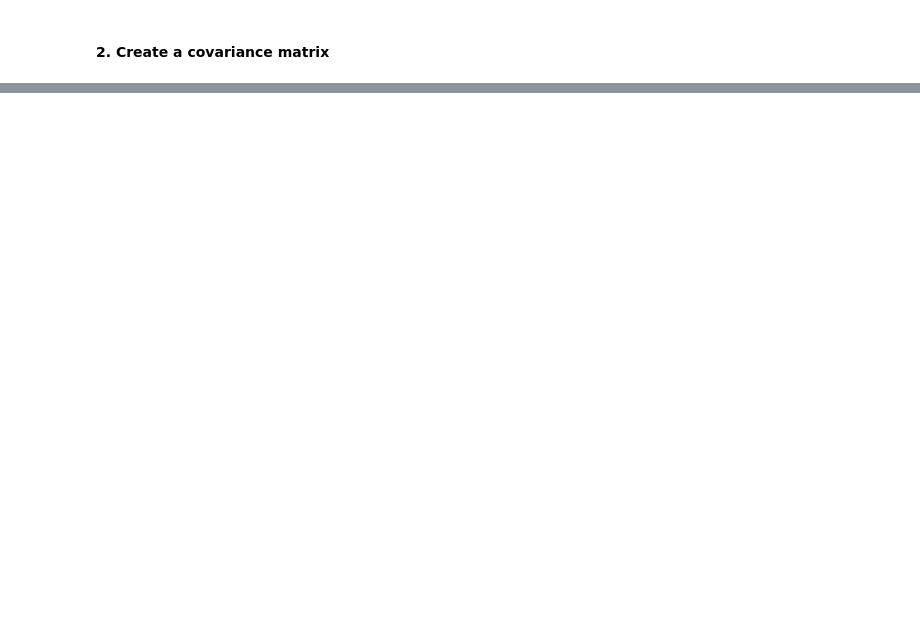
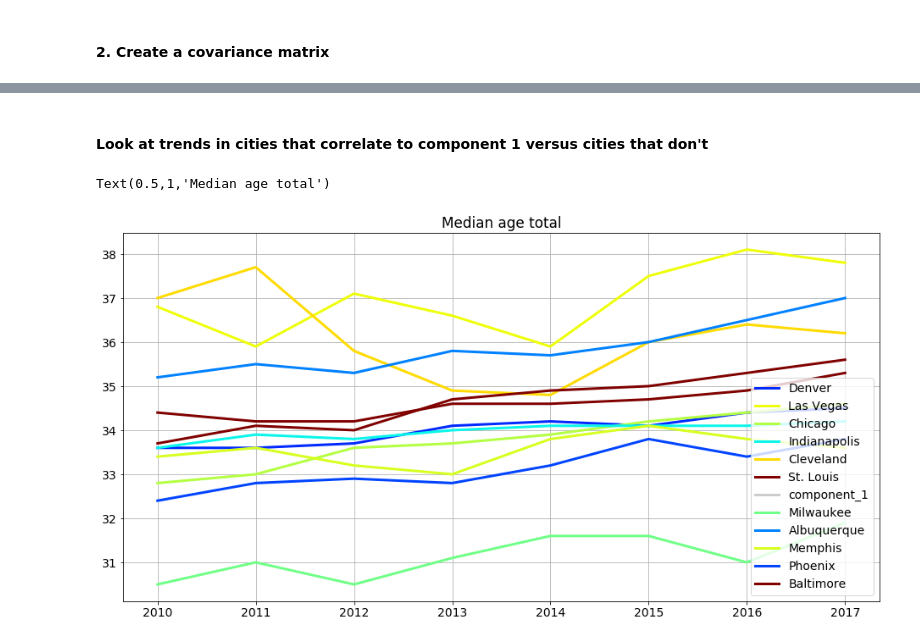
Before and after one commit to pkaercher/TheDataIncubatorProject, a Jupyter notebook: PCA.ipynb, the cells around one changed output, grey strips where cells are left out. Cells and saved outputs as stored; diff of their text form; code cells hidden in the pictures; blank space fills up the shorter version.

```diff
--- a/PCA.ipynb
+++ b/PCA.ipynb
@@ -215,0 +546,36 @@ numpy.ndarray
+# %% [markdown]
+#### Look at trends in cities that correlate to component 1 versus cities that don't
+# %%
+trend1 = [cg for cg in city_groups if 'component_1' in cg]
+trend1 = set([city for cg in trend1 for city in cg])
+
+not_trend1 = [cg for cg in city_groups if 'component_1' not in cg]
+not_trend1 = set([city for cg in not_trend1 for city in cg])
+# %%
+plt.figure(figsize=(16,8))
+plt.rcParams.update({'font.size': 14})
+gs = gridspec.GridSpec(20,20)
+
+# variable = 'Per capita income '
+# variable = 'Total population'
+variable = 'Median age total'
+
+
+# cities_subset = ['San Jose','New Orleans','Detroit','Oakland']
+cities_subset = trend1
+
+for city,color in zip(cities_subset,plt.cm.jet(np.linspace(0,1,len(cities_subset)))):
+# for city,color in zip(cities,plt.cm.jet(np.linspace(0,1,len(cities)))):
+#     plt.plot(yearXcity_df.index,yearXcity_df[city],lw=3,c=color,label=city)
+    city_df = census_data_select[census_data_select['city']==city]
+    plt.plot(city_df['year'],city_df[variable],label=city,c=all_colors[city],lw=3)
+
+
+
+plt.legend()
+plt.grid()
+plt.title(variable)
+# plt.ylim(0,10**6)
+# %% [output]
+Text(0.5,1,'Median age total')
+[figure, added]
```
Also changed, not shown: parts of 62 cells of this notebook.
